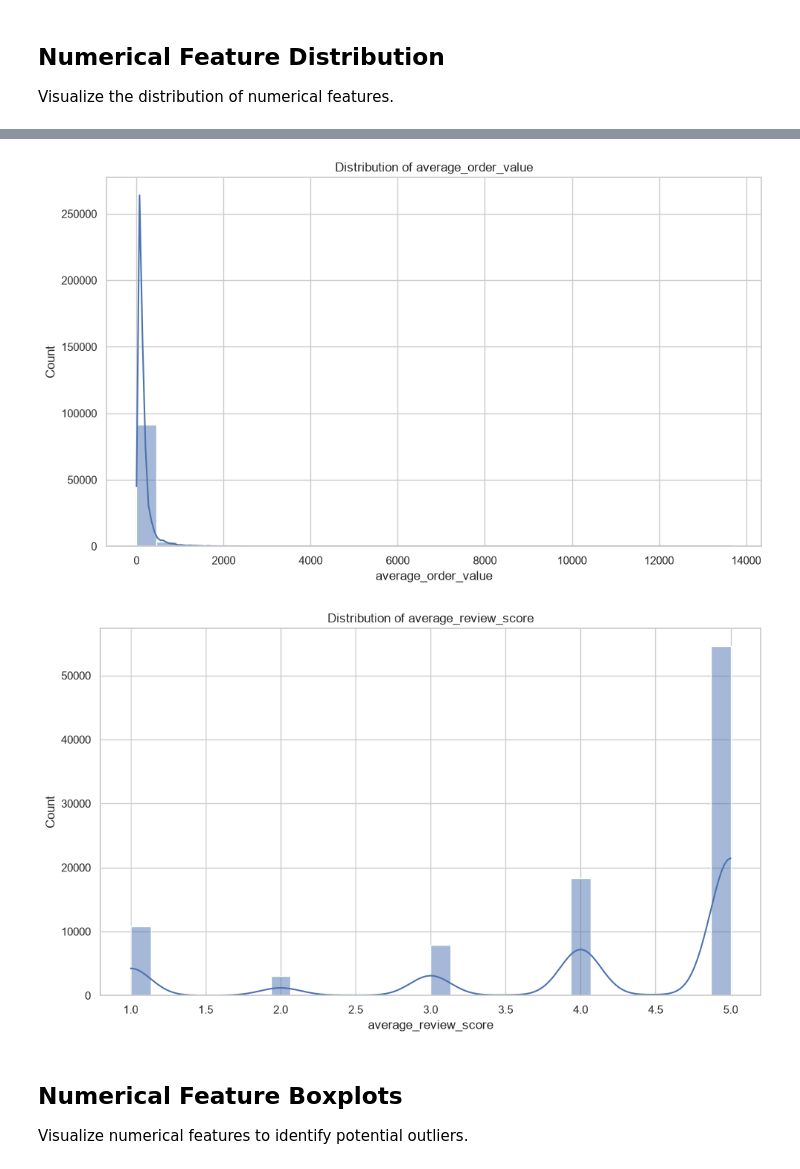
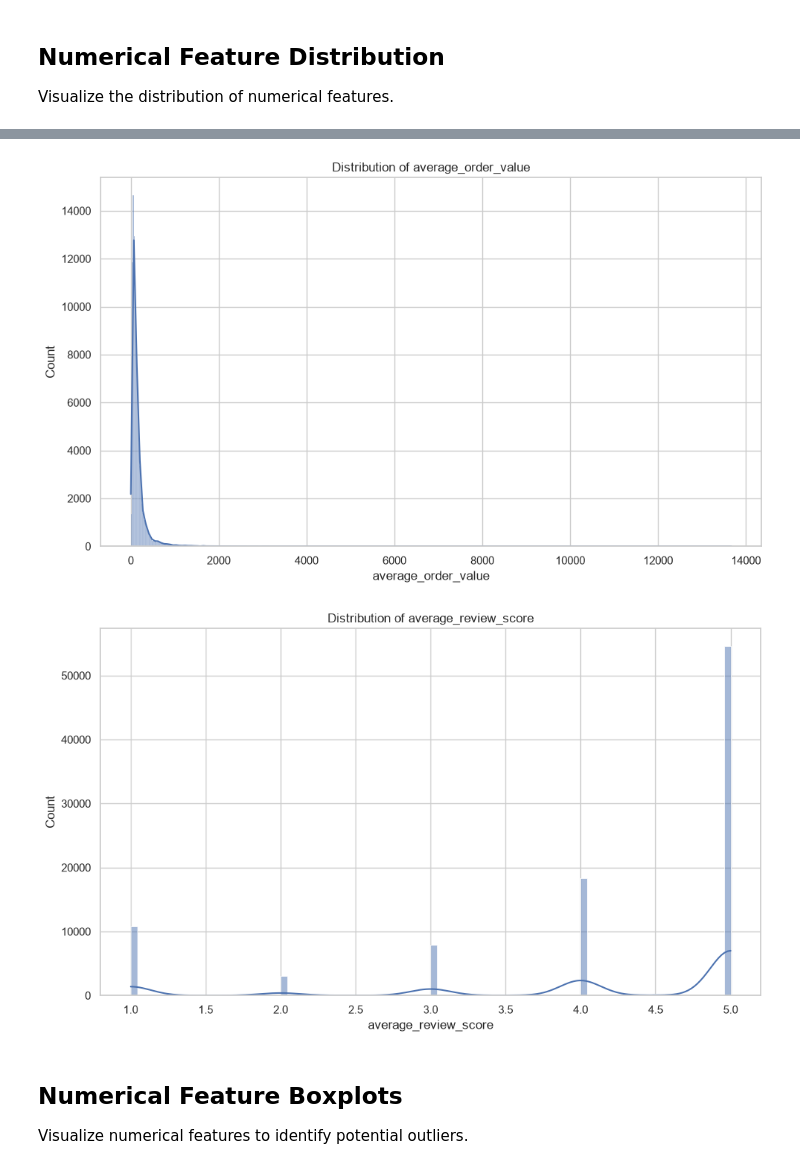
Before and after one commit to annnuspeaks/the-enterprise-ai-decision-intelligence-platform, a Jupyter notebook: backend/notebooks/09_exploratory_data_analysis.ipynb, the cells around one changed output, grey strips where cells are left out. Drawn from its saved outputs; the diff is of its cells as text; code cells hidden in the pictures.

```diff
--- a/backend/notebooks/09_exploratory_data_analysis.ipynb
+++ b/backend/notebooks/09_exploratory_data_analysis.ipynb
@@ -139,7 +139,7 @@ for column in numerical_columns:
     sns.histplot(
         data=processed_dataset,
         x=column,
-        bins=30,
+        bins="auto",
         kde=True
     )
 
@@ -154,5 +154,5 @@ for column in numerical_columns:
-[figure, old version]
+[figure, new version]
-[figure, old version]
+[figure, new version]
 # %% [markdown]
 ## Numerical Feature Boxplots
 
```
Also changed, not shown: parts of 5 cells of this notebook, 2 other files.
